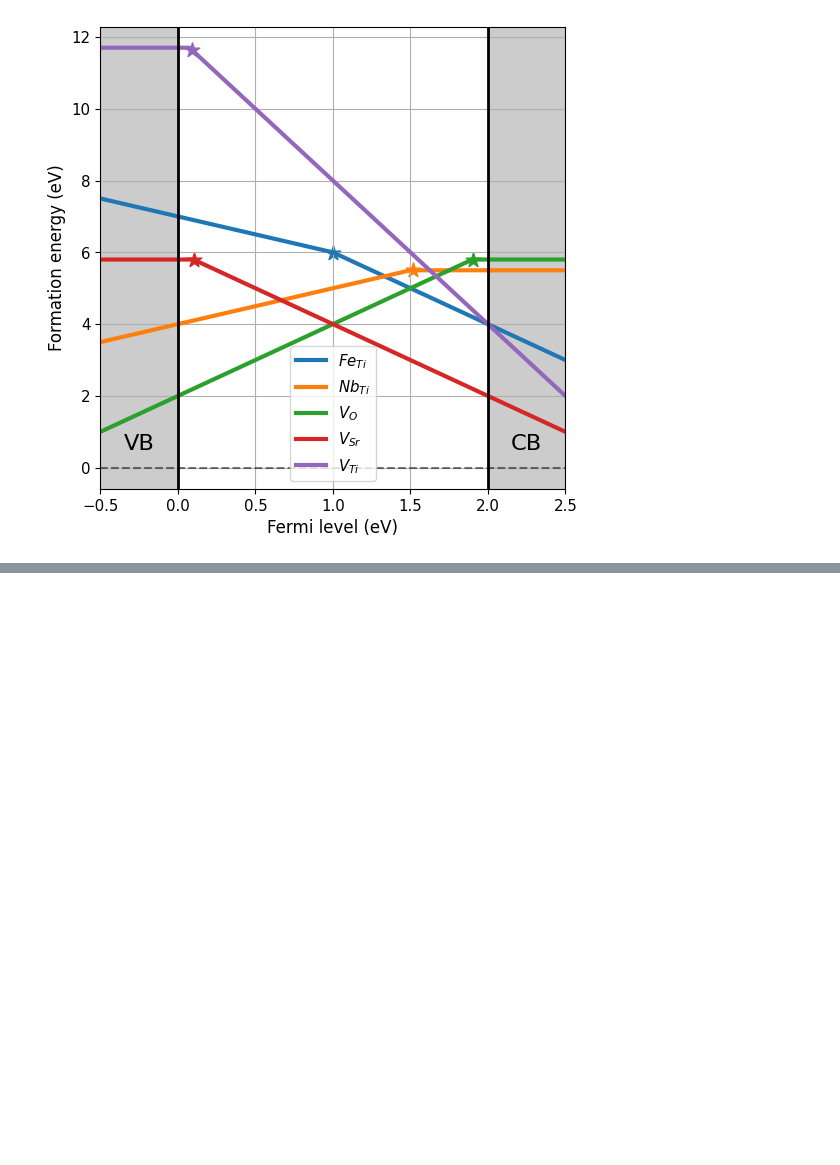
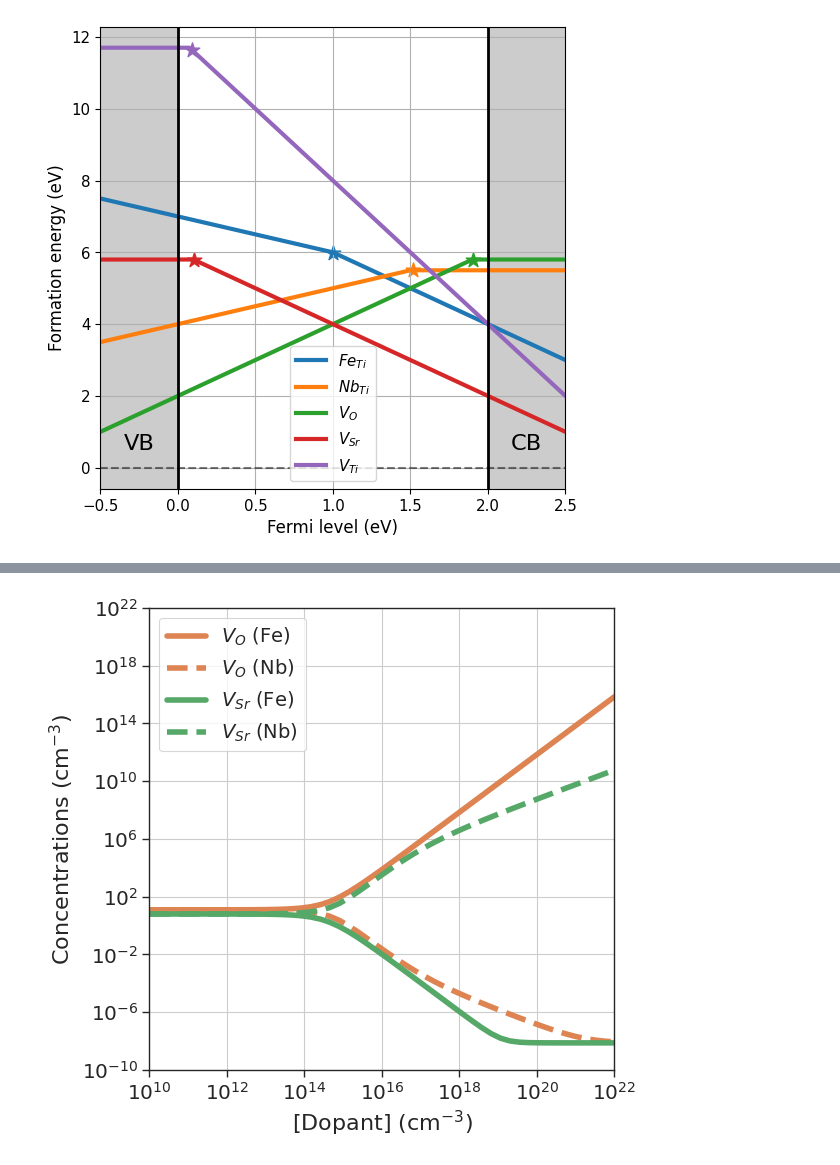
Before and after one commit to lorenzo-villa-hub/defermi, a Jupyter notebook: tutorials/plotter.ipynb, the cells around one changed output, grey strips where cells are left out. Cells and saved outputs as stored; diff of their text form; code cells hidden in the pictures; blank space fills up the shorter version.

Commit message:
add plotter tutorial, text missing

```diff
--- a/tutorials/plotter.ipynb
+++ b/tutorials/plotter.ipynb
@@ -37,0 +105,36 @@ da.plot_formation_energies(chempots);
+# %%
+from defermi.plotter import plot_x_vs_concentrations
+import matplotlib
+
+fig,ax = plt.subplots(figsize=(6,6))
+fontsize = 16
+
+X = data_Fe.variable_concentrations # Nb are equivalent
+
+# get individual total concentrations
+Vac_O_Fe = [c.total['Vac_O'] for c in data_Fe.defect_concentrations]
+Vac_O_Nb = [c.total['Vac_O'] for c in data_Nb.defect_concentrations]
+Vac_Sr_Fe = [c.total['Vac_Sr'] for c in data_Fe.defect_concentrations]
+Vac_Sr_Nb = [c.total['Vac_Sr'] for c in data_Nb.defect_concentrations]
+
+ax.plot(X,Vac_O_Fe,linewidth=4,label='$V_{O}$ (Fe)',color='C1')
+ax.plot(X,Vac_O_Nb,'--',linewidth=4,label='$V_{O}$ (Nb)',color='C1')
+
+ax.plot(X,Vac_Sr_Fe,linewidth=4,label='$V_{Sr}$ (Fe)',color='C2')
+ax.plot(X,Vac_Sr_Nb,'--',linewidth=4,label='$V_{Sr}$ (Nb)',color='C2')
+
+ax.set_xlabel(ax.get_xlabel(), fontsize=fontsize)
+ax.set_ylabel(ax.get_ylabel(), fontsize=fontsize)
+ax.tick_params(axis='both', labelsize=fontsize*0.9)
+ax.legend(fontsize=fontsize*0.9)
+
+plt.xscale('log')
+plt.yscale('log')
+plt.xlabel('[Dopant] (cm$^{-3})$')
+plt.ylabel('Concentrations (cm$^{-3})$')
+plt.xlim(1e10,1e22)
+plt.ylim(1e-10,1e22)
+plt.legend(loc='upper left',prop={'size':14})#(0.02,0.2),prop={'size':18})
+plt.grid()
+# %% [output]
+[figure, added]
```
Also changed, not shown: parts of 5 cells of this notebook.
